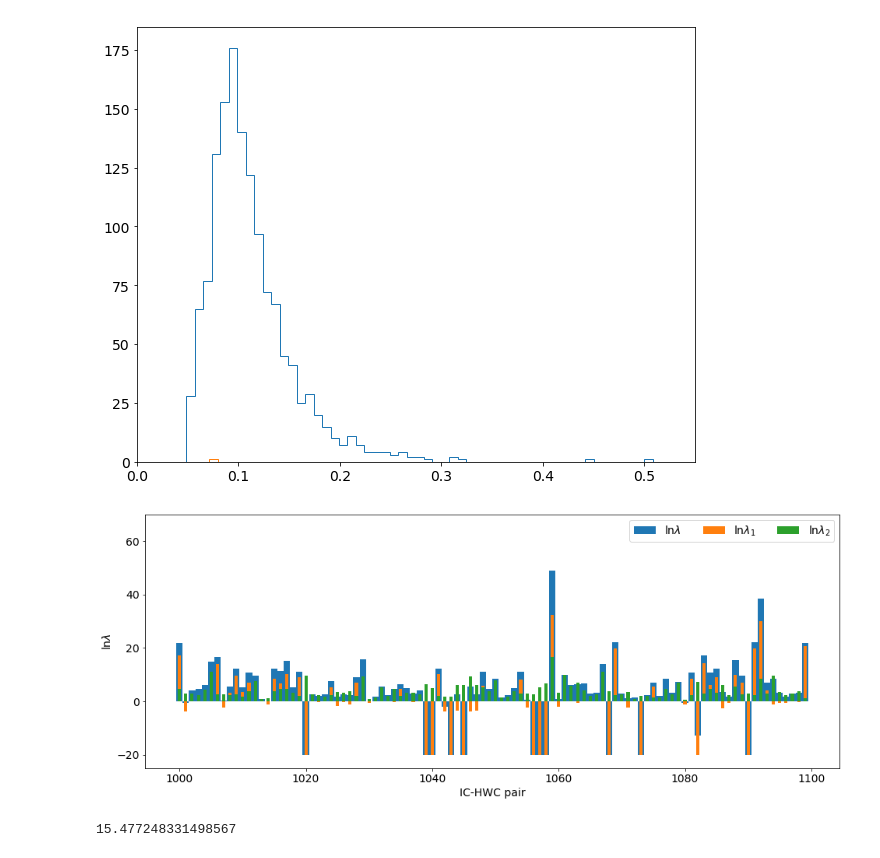
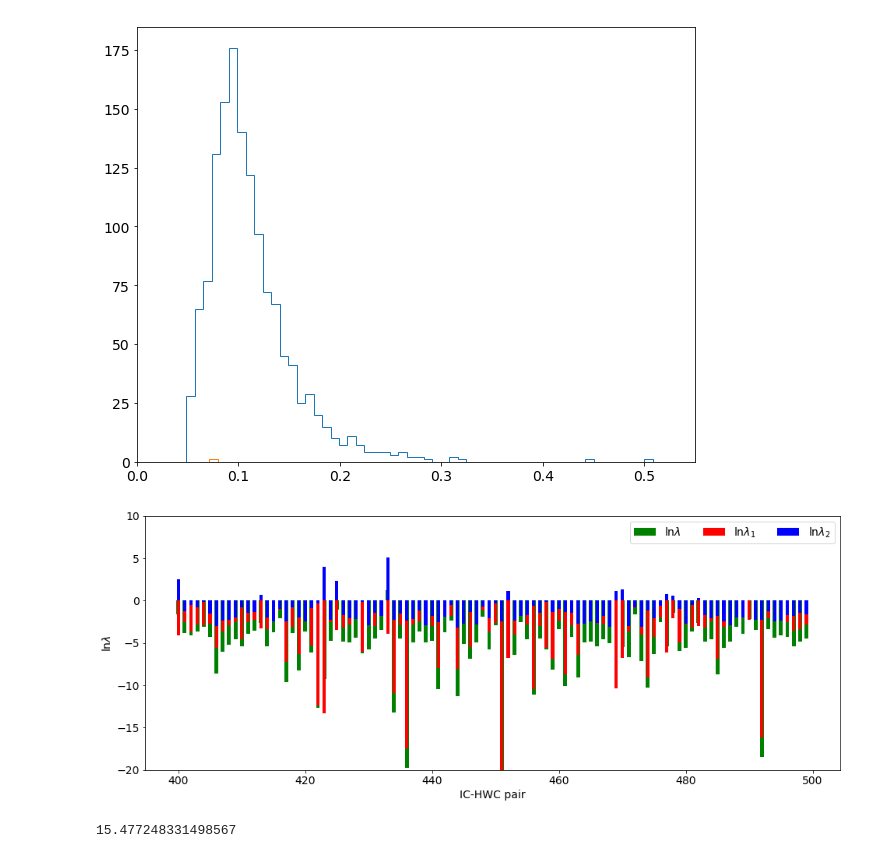
Before and after one commit to hayalaso/Analyses_AMON, a Jupyter notebook: HAWC_IC/multi_correlation_analysis.ipynb, the cells around one changed output. Saved outputs shown, nothing was run; the diff lists cells and outputs as text; code cells hidden in the pictures.

```diff
--- a/HAWC_IC/multi_correlation_analysis.ipynb
+++ b/HAWC_IC/multi_correlation_analysis.ipynb
@@ -366,18 +366,18 @@ xlim(0,0.55)
 # %%
 rcParams['figure.figsize']=16,6
 x=np.arange(0,len(df_result))
-mini=1000
-maxi=1100
-bar(x[mini:maxi],df_result.LLH[mini:maxi],label=r'$\ln \lambda$',width=1)
-bar(x[mini:maxi],df_result.T1[mini:maxi],label=r'$\ln \lambda_1$',width = 0.5)
-bar(x[mini:maxi],df_result.T2[mini:maxi],label=r'$\ln \lambda_2$',width = 0.5)
+mini=400
+maxi=500
+bar(x[mini:maxi],df_result.LLH[mini:maxi],label=r'$\ln \lambda$',width=0.6,color='g')
+bar(x[mini:maxi],df_result.T1[mini:maxi],label=r'$\ln \lambda_1$',width = 0.5,color='r')
+bar(x[mini:maxi],df_result.T2[mini:maxi],label=r'$\ln \lambda_2$',width = 0.5,color='b')
 legend(ncol=3)
 xlabel("IC-HWC pair")
 ylabel(r"$\ln \lambda$")
-ylim(-25,70)
+ylim(-20,10)
 savefig("/Users/hugo/AMON/Technical_Notes/IC-HAWC_Analysis/indllh.pdf")
 # %% [output]
-[figure, old version]
+[figure, new version]
 # %%
 def smallLikelihood(dst,sigc):
     llh =  - dst**2/(2*sigc)
```
Also changed, not shown: parts of 14 cells of this notebook.
